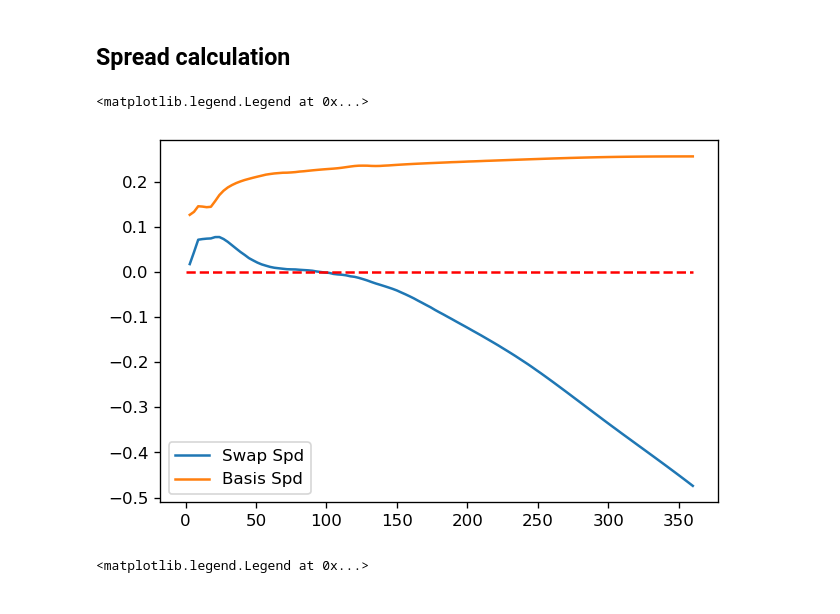
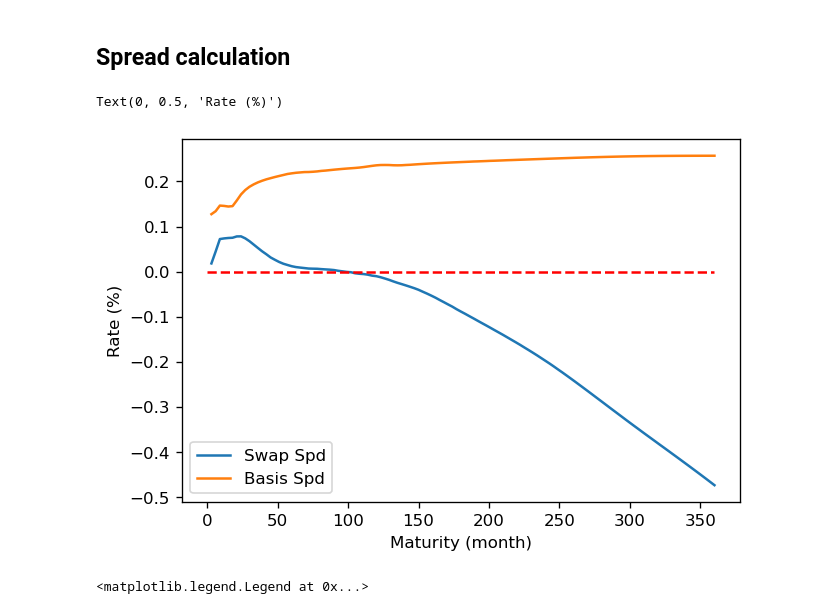
Before and after one commit to DarseZ/CurveFrcst-Using-ManifoldLrn, a Jupyter notebook: DmnsRdct_StateFrcst.ipynb, the cells around one changed output. Saved outputs shown, nothing was run; the diff lists cells and outputs as text; code cells hidden in the pictures.

```diff
--- a/DmnsRdct_StateFrcst.ipynb
+++ b/DmnsRdct_StateFrcst.ipynb
@@ -72,12 +84,14 @@ BasisSpd_zero = LIBOR_zero - SOFR_zero
 # %%
 plt.figure(10,dpi=120)
 l1, = plt.plot(SwapSpd_zero.columns, SwapSpd_zero.loc['2020-10-30'])
 l2, = plt.plot(BasisSpd_zero.columns, BasisSpd_zero.loc['2020-10-30'])
 plt.plot([0, 360], [0, 0], c='r', linestyle='--')
 plt.legend(handles=[l1,l2], labels = ['Swap Spd','Basis Spd'], loc='best')
+plt.xlabel("Maturity (month)")
+plt.ylabel("Rate (%)")
 # %% [output]
-<matplotlib.legend.Legend at 0x...>
+Text(0, 0.5, 'Rate (%)')
-[figure, old version]
+[figure, new version]
 # %%
 plt.figure(11,dpi=120)
 l1, = plt.plot(SwapSpd_zero.columns, SwapSpd_zero.loc['2018-11-02'])
```
Also changed, not shown: parts of 29 cells of this notebook, 2 other files.
